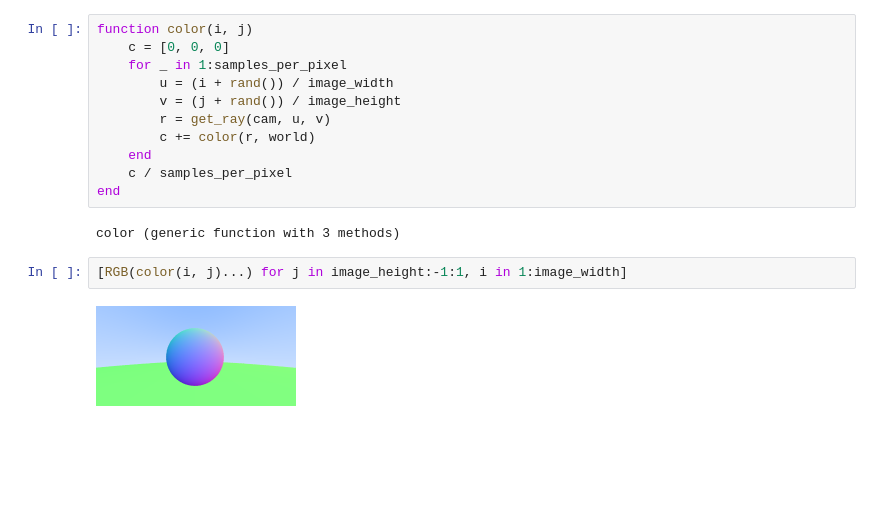
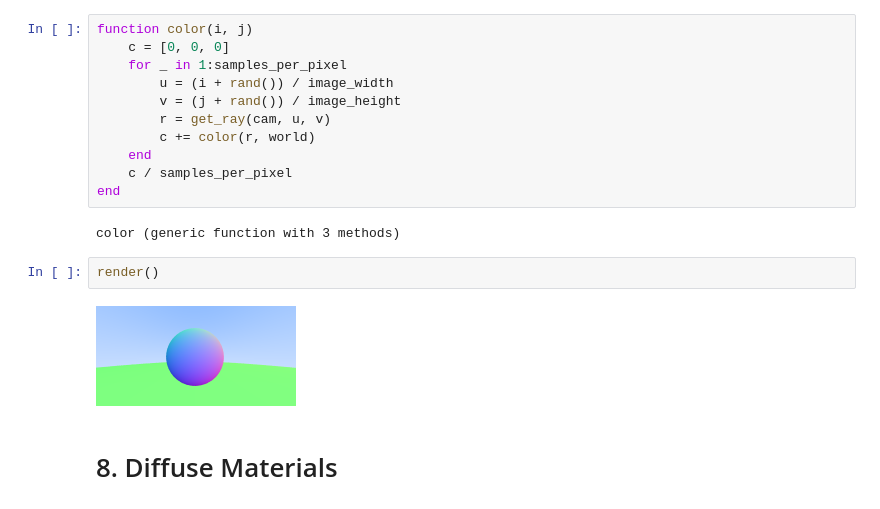
Before and after one commit to shritesh/raytrace, a Jupyter notebook: Raytracing.ipynb, the cells around one changed output. Drawn from its saved outputs; the diff is of its cells as text; blank space fills up the shorter version.

```diff
--- a/Raytracing.ipynb
+++ b/Raytracing.ipynb
@@ -289,7 +290,9 @@ function color(i, j)
 end
 # %% [output]
 color (generic function with 3 methods)
-# %%
-[RGB(color(i, j)...) for j in image_height:-1:1, i in 1:image_width]
-# %% [output]
-[figure, removed]
+# %%
+render()
+# %% [output]
+[figure, added]
+# %% [markdown]
+# 8. Diffuse Materials
```
Also changed, not shown: parts of 25 cells of this notebook.
